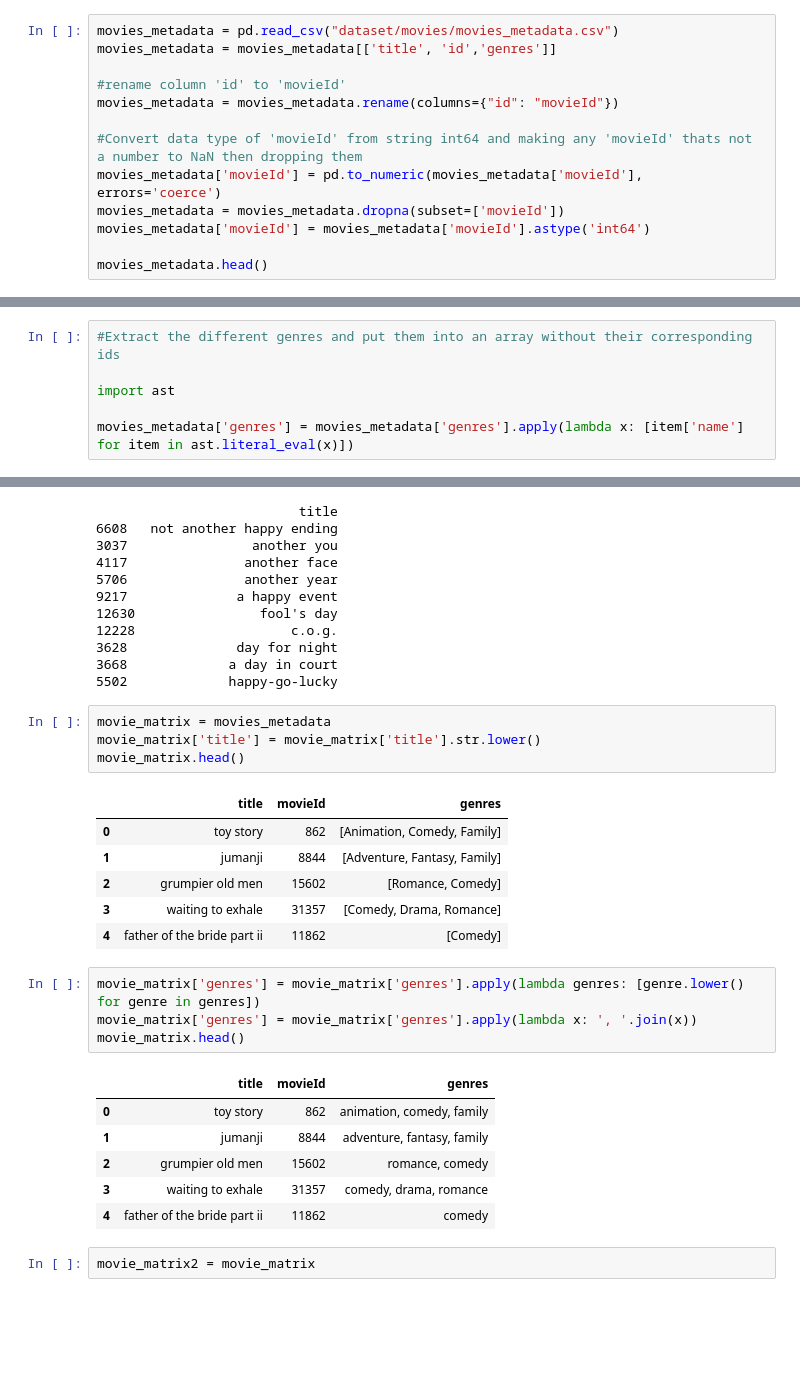
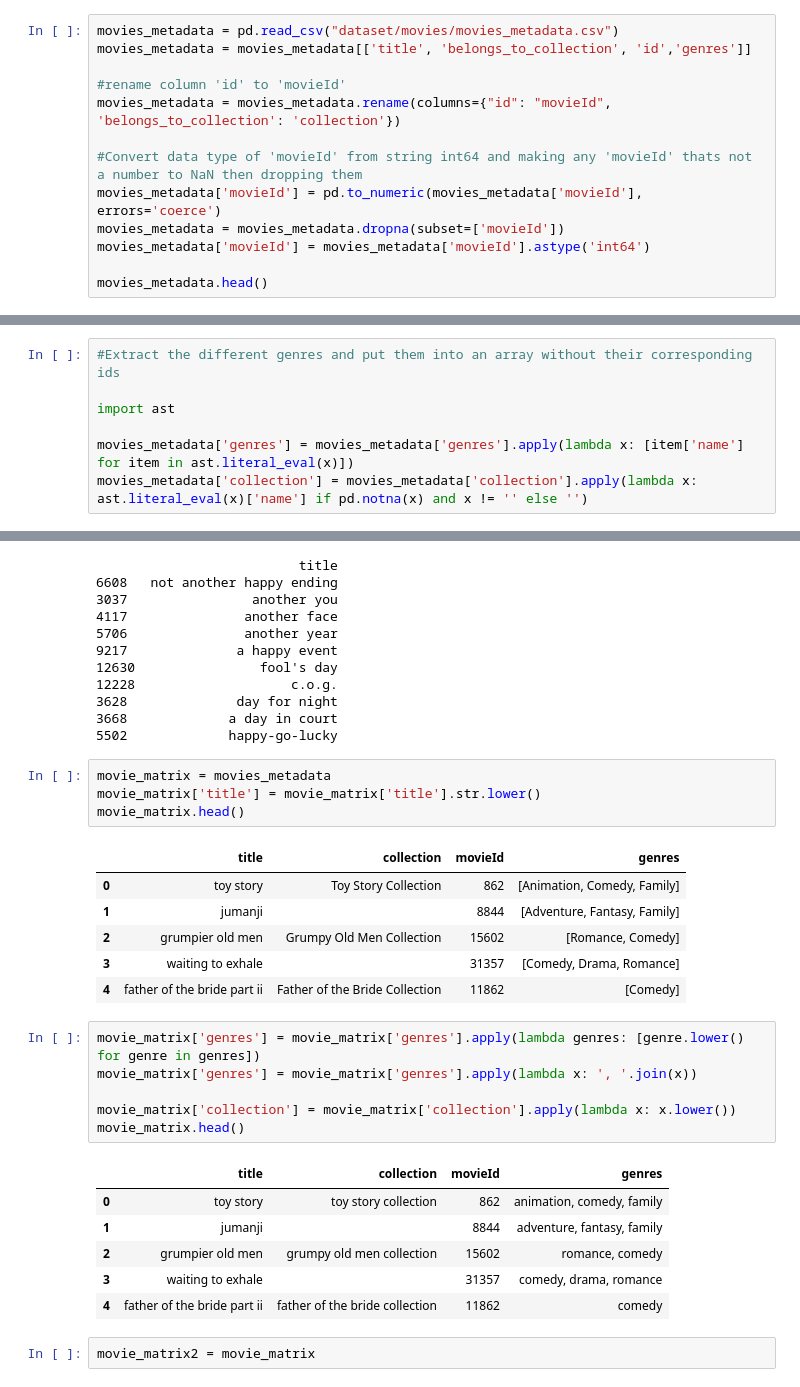
Before and after one commit to seanmaida2002/movie_recommendation, a Jupyter notebook: test.ipynb, the cells around one changed output, grey strips where cells are left out. Saved outputs shown, nothing was run; the diff lists cells and outputs as text; blank space fills up the shorter version.

```diff
--- a/test.ipynb
+++ b/test.ipynb
@@ -14,10 +16,10 @@ ratings_df.head()
 | 4 | 1 | 1246 | 5.0 | 1425941556 |
 # %%
 movies_metadata = pd.read_csv("dataset/movies/movies_metadata.csv")
-movies_metadata = movies_metadata[['title', 'id','genres']]
+movies_metadata = movies_metadata[['title', 'belongs_to_collection', 'id','genres']]
 
 #rename column 'id' to 'movieId'
-movies_metadata = movies_metadata.rename(columns={"id": "movieId"})
+movies_metadata = movies_metadata.rename(columns={"id": "movieId", 'belongs_to_collection': 'collection'})
 
 #Convert data type of 'movieId' from string int64 and making any 'movieId' thats not a number to NaN then dropping them
 movies_metadata['movieId'] = pd.to_numeric(movies_metadata['movieId'], errors='coerce')
@@ -50,6 +47,7 @@ movie_data.head()
 import ast
 
 movies_metadata['genres'] = movies_metadata['genres'].apply(lambda x: [item['name'] for item in ast.literal_eval(x)])
+movies_metadata['collection'] = movies_metadata['collection'].apply(lambda x: ast.literal_eval(x)['name'] if pd.notna(x) and x != '' else '')
 # %%
 movies_metadata.head()
 # %% [output]
@@ -153,23 +151,25 @@ movie_matrix = movies_metadata
 movie_matrix['title'] = movie_matrix['title'].str.lower()
 movie_matrix.head()
 # %% [output]
-|  | title | movieId | genres |
-| 0 | toy story | 862 | [Animation, Comedy, Family] |
-| 1 | jumanji | 8844 | [Adventure, Fantasy, Family] |
-| 2 | grumpier old men | 15602 | [Romance, Comedy] |
-| 3 | waiting to exhale | 31357 | [Comedy, Drama, Romance] |
-| 4 | father of the bride part ii | 11862 | [Comedy] |
+|  | title | collection | movieId | genres |
+| 0 | toy story | Toy Story Collection | 862 | [Animation, Comedy, Family] |
+| 1 | jumanji |  | 8844 | [Adventure, Fantasy, Family] |
+| 2 | grumpier old men | Grumpy Old Men Collection | 15602 | [Romance, Comedy] |
+| 3 | waiting to exhale |  | 31357 | [Comedy, Drama, Romance] |
+| 4 | father of the bride part ii | Father of the Bride Collection | 11862 | [Comedy] |
 # %%
 movie_matrix['genres'] = movie_matrix['genres'].apply(lambda genres: [genre.lower() for genre in genres])
 movie_matrix['genres'] = movie_matrix['genres'].apply(lambda x: ', '.join(x))
+
+movie_matrix['collection'] = movie_matrix['collection'].apply(lambda x: x.lower())
 movie_matrix.head()
 # %% [output]
-|  | title | movieId | genres |
-| 0 | toy story | 862 | animation, comedy, family |
-| 1 | jumanji | 8844 | adventure, fantasy, family |
-| 2 | grumpier old men | 15602 | romance, comedy |
-| 3 | waiting to exhale | 31357 | comedy, drama, romance |
-| 4 | father of the bride part ii | 11862 | comedy |
+|  | title | collection | movieId | genres |
+| 0 | toy story | toy story collection | 862 | animation, comedy, family |
+| 1 | jumanji |  | 8844 | adventure, fantasy, family |
+| 2 | grumpier old men | grumpy old men collection | 15602 | romance, comedy |
+| 3 | waiting to exhale |  | 31357 | comedy, drama, romance |
+| 4 | father of the bride part ii | father of the bride collection | 11862 | comedy |
 # %%
 movie_matrix2 = movie_matrix
 # %%
```
Also changed, not shown: parts of 20 cells of this notebook.
